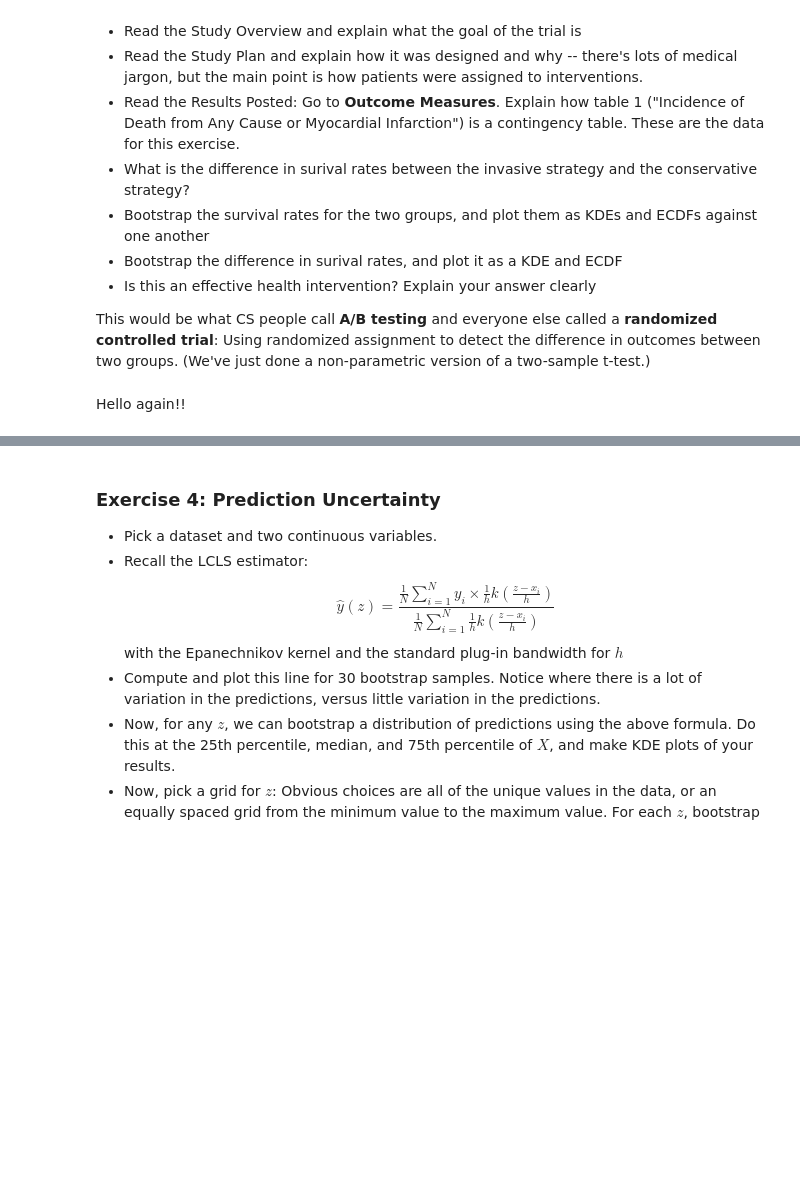
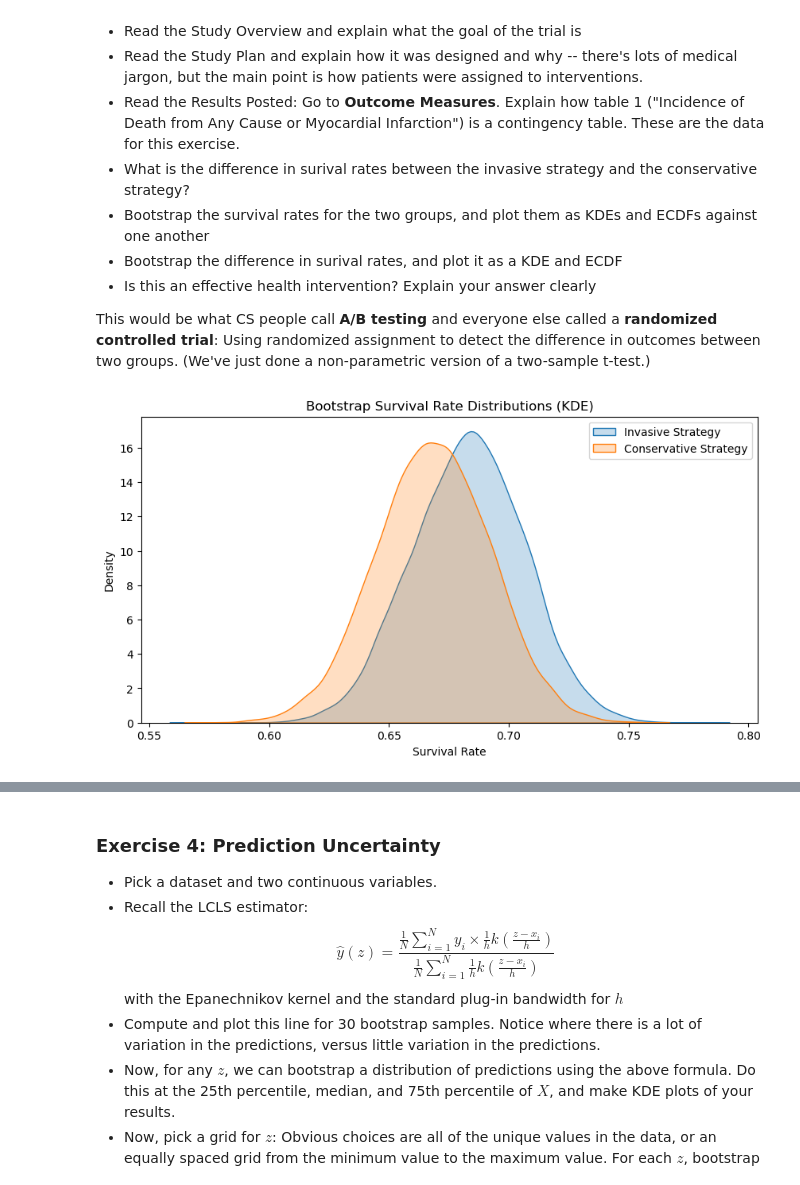
Before and after one commit to JamesSweatIII/assignment4ds5030, a Jupyter notebook: assignment_4.ipynb, the cells around one changed output, grey strips where cells are left out. Saved outputs shown, nothing was run; the diff lists cells and outputs as text; code cells hidden in the pictures; blank space fills up the shorter version.

Commit message:
Did bootstrapping and analysis for question 3

```diff
--- a/assignment_4.ipynb
+++ b/assignment_4.ipynb
@@ -139,5 +139,44 @@ plt.show()
 - Is this an effective health intervention? Explain your answer clearly
 
 This would be what CS people call **A/B testing** and everyone else called a **randomized controlled trial**: Using randomized assignment to detect the difference in outcomes between two groups. (We've just done a non-parametric version of a two-sample t-test.)
-# %% [markdown]
-Hello again!!
+# %%
+# Create a DataFrame of clinical trials data
+data = {
+    "Arm/Group Description": ["Invasive Strategy", "Conservative Strategy"],
+    "Overall Number of Participants Analyzed": [388, 389],
+    "Measure Type: Count of Participants": [123, 129]
+}
+
+df = pd.DataFrame(data)
+
+# Extract values from df
+n_invasive = df.loc[df["Arm/Group Description"] == "Invasive Strategy",
+                    "Overall Number of Participants Analyzed"].values[0]
+events_invasive = df.loc[df["Arm/Group Description"] == "Invasive Strategy",
+                         "Measure Type: Count of Participants"].values[0]
+
+n_conservative = df.loc[df["Arm/Group Description"] == "Conservative Strategy",
+                        "Overall Number of Participants Analyzed"].values[0]
+events_conservative = df.loc[df["Arm/Group Description"] == "Conservative Strategy",
+                             "Measure Type: Count of Participants"].values[0]
+
+# Survival indicators: 1 = survived, 0 = event
+surv_invasive = np.array([1] * (n_invasive - events_invasive) + [0] * events_invasive)
+surv_conservative = np.array([1] * (n_conservative - events_conservative) + [0] * events_conservative)
+
+# Bootstrap resampling
+n_boot = 10000
+boot_invasive = np.random.choice(surv_invasive, (n_boot, n_invasive), replace=True).mean(axis=1)
+boot_conservative = np.random.choice(surv_conservative, (n_boot, n_conservative), replace=True).mean(axis=1)
+# %%
+# KDE Plot
+plt.figure(figsize=(10,5))
+sns.kdeplot(boot_invasive, label="Invasive Strategy", fill=True)
+sns.kdeplot(boot_conservative, label="Conservative Strategy", fill=True)
+plt.title("Bootstrap Survival Rate Distributions (KDE)")
+plt.xlabel("Survival Rate")
+plt.ylabel("Density")
+plt.legend()
+plt.show()
+# %% [output]
+[figure, added]
```
Also changed, not shown: parts of 4 cells of this notebook.
